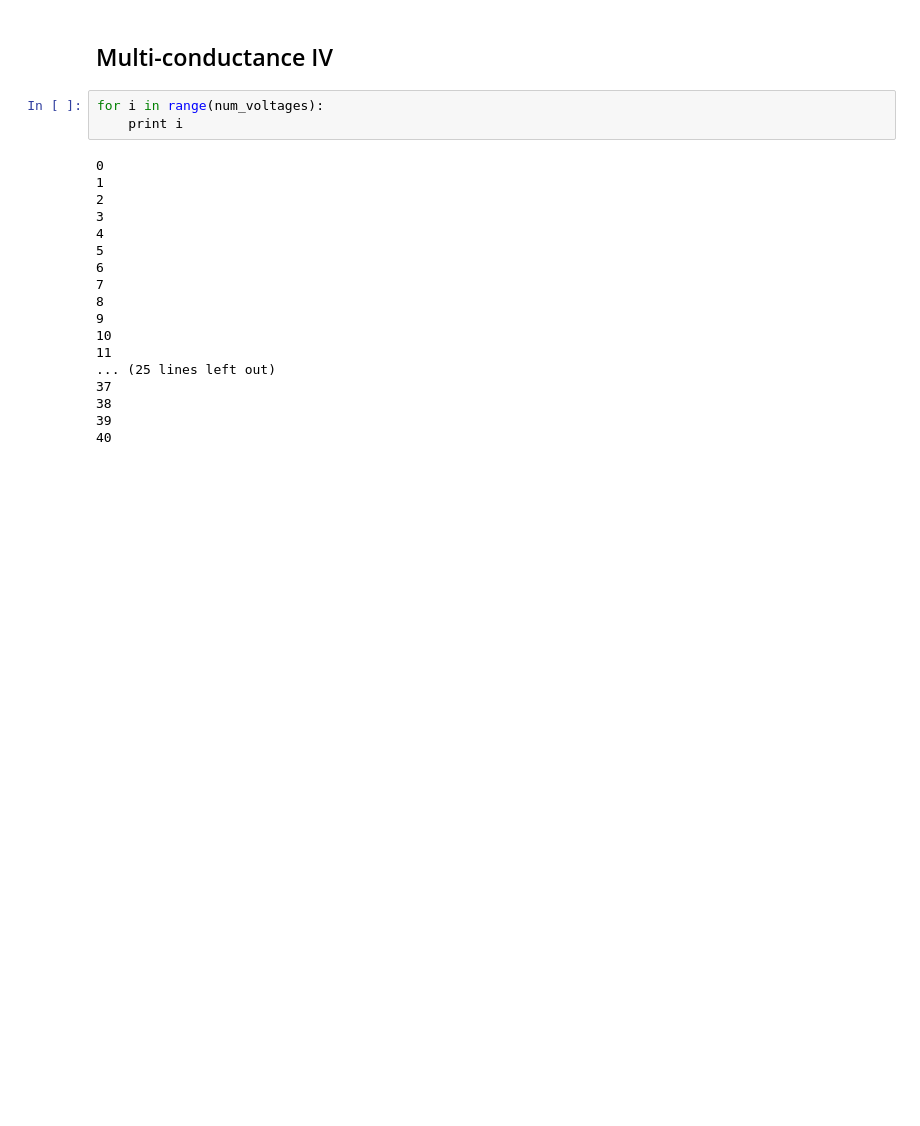
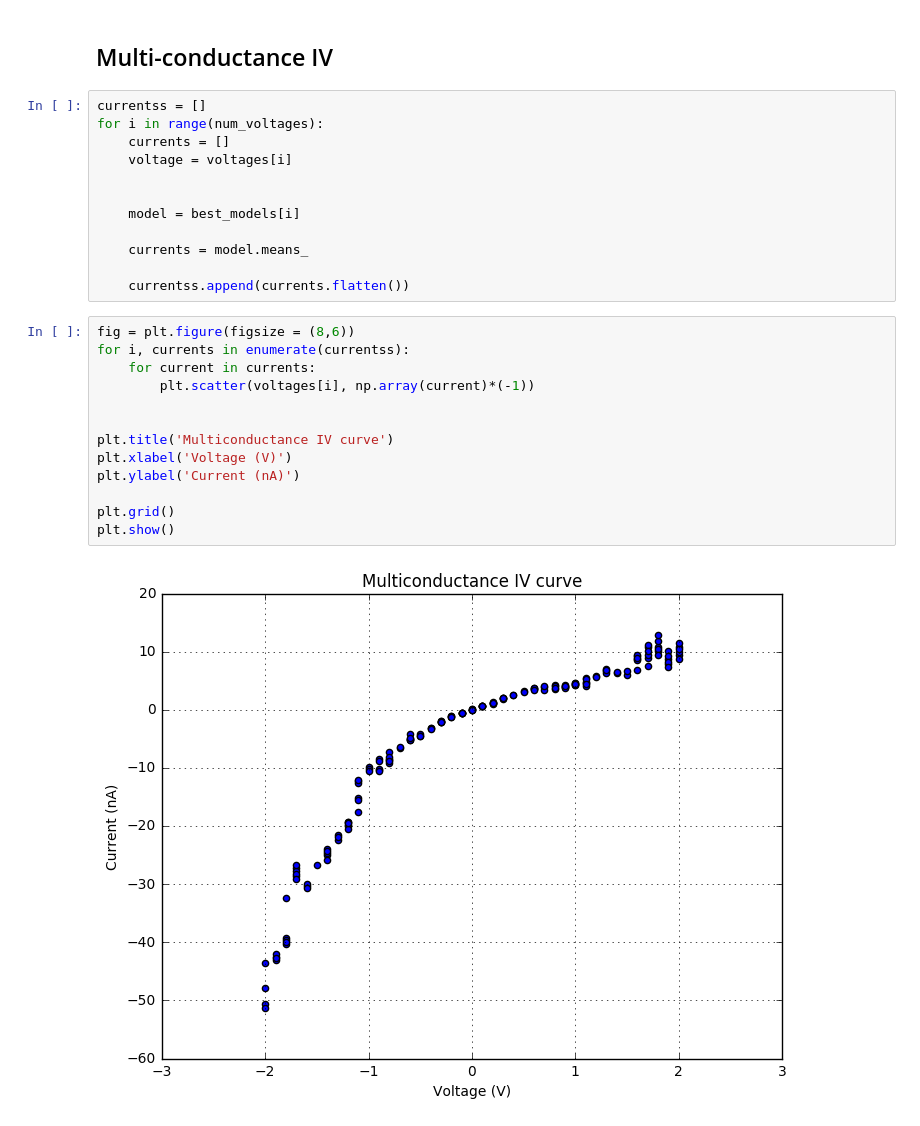
Before and after one commit to tphinkle/sin-dielectric_breakdown, a Jupyter notebook: notebooks/current_stability_analysis.ipynb, the cells around one changed output. Saved outputs shown, nothing was run; the diff lists cells and outputs as text; blank space fills up the shorter version.

```diff
--- a/notebooks/current_stability_analysis.ipynb
+++ b/notebooks/current_stability_analysis.ipynb
@@ -142,24 +162,30 @@ for i in range(num_voltages):
 ... (29 outputs left out)
 # %% [markdown]
 ## Multi-conductance IV
-# %%
-for i in range(num_voltages):
-    print i
-# %% [output]
-0
-1
-2
-3
-4
-5
-6
-7
-8
-9
-10
-11
-... (25 lines left out)
-37
-38
-39
-40
+# %%
+currentss = []
+for i in range(num_voltages):
+    currents = []
+    voltage = voltages[i]
+
+
+    model = best_models[i]
+
+    currents = model.means_
+
+    currentss.append(currents.flatten())
+# %%
+fig = plt.figure(figsize = (8,6))
+for i, currents in enumerate(currentss):
+    for current in currents:
+        plt.scatter(voltages[i], np.array(current)*(-1))
+
+
+plt.title('Multiconductance IV curve')
+plt.xlabel('Voltage (V)')
+plt.ylabel('Current (nA)')
+
+plt.grid()
+plt.show()
+# %% [output]
+[figure, added]
```
Also changed, not shown: parts of 4 cells of this notebook.
